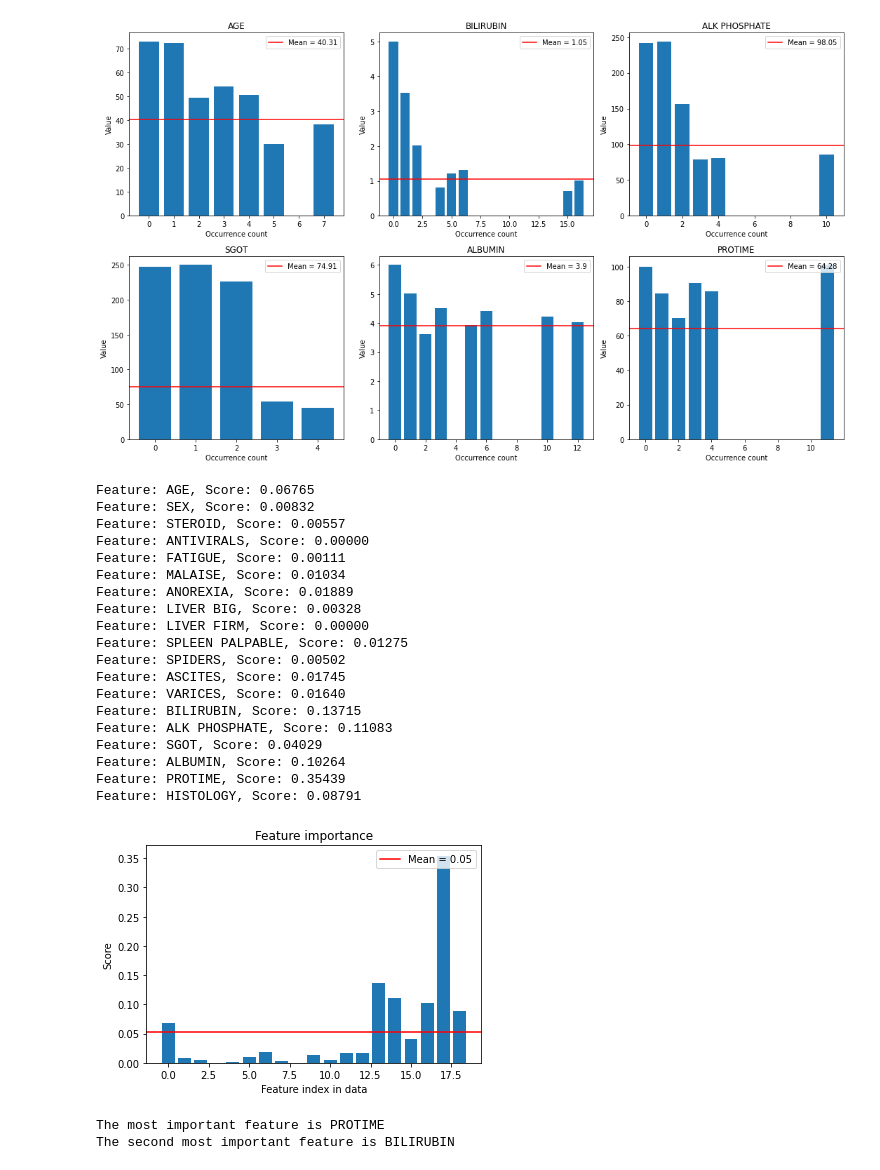
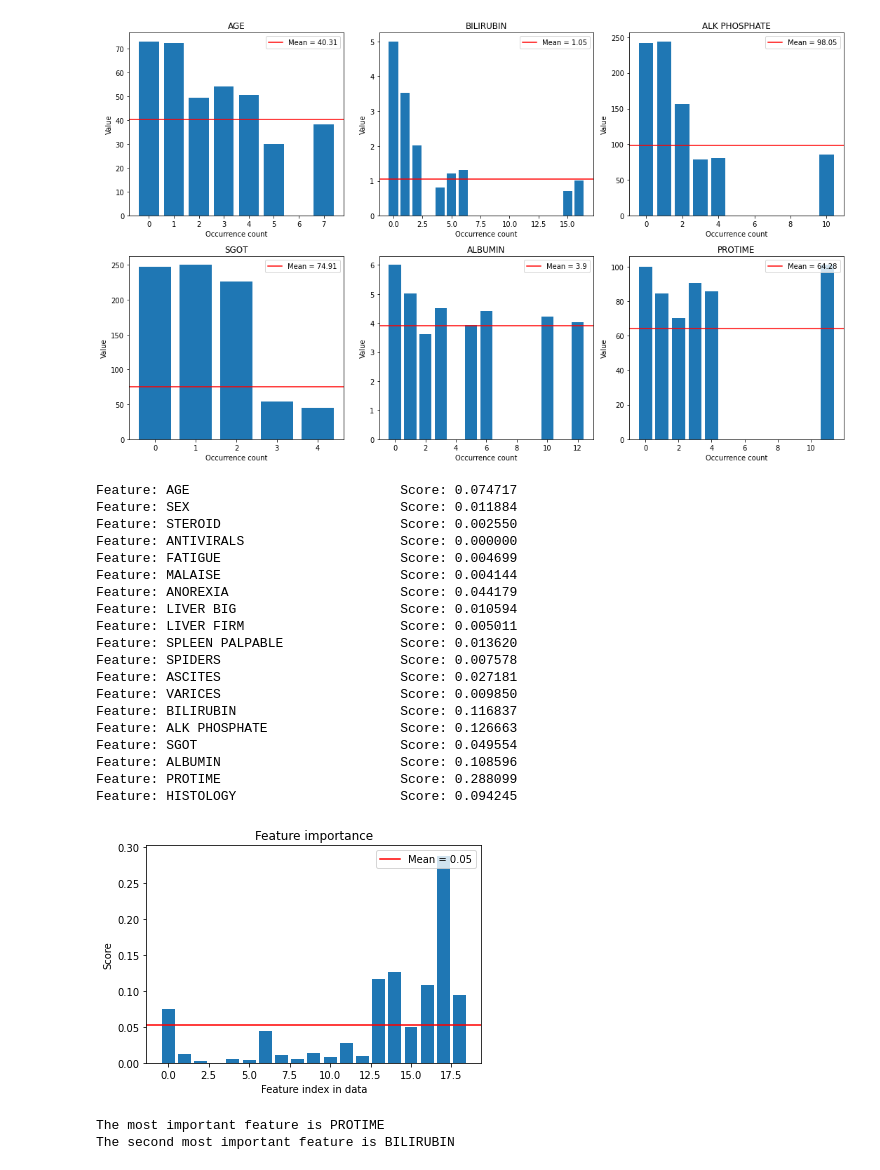
Before and after one commit to faithrts/ML-Intro, a Jupyter notebook: A1_Draft.ipynb, the cells around one changed output. Cells and saved outputs as stored; diff of their text form; code cells hidden in the pictures.

```diff
--- a/A1_Draft.ipynb
+++ b/A1_Draft.ipynb
@@ -175,9 +177,8 @@ def train_test_split2(x, y, percentage_train = 66):
 # %%
 # random forest for feature importance on a regression problem;
 # assumes the first column is target labels
-def RF_find_features(df):
+def RF_find_features(x_train, y_train, df):
   # splitting the data in the input dataframe df
-  x_train, x_test, y_train, y_test = train_test_split(df)
 
   # define the model
   model = RandomForestRegressor()
@@ -191,6 +192,6 @@ def RF_find_features(df):
 
   # summarize feature importance
   for i in range(len(importance_arr)):
-      print('Feature: %s, Score: %.5f' % (list(df.columns)[i], importance_arr[i]))
+      print('Feature: %-30sScore: %-12f' % (list(df.columns)[i], importance_arr[i]))
 
   return importance_arr
@@ -469,31 +477,31 @@ create_histograms(hep_df, non_bool_col, 3)
 # %%
 ### using random forest to determine the relative feature importance
 
-hep_importance_arr = RF_find_features(hep_df)
+hep_importance_arr = RF_find_features(x_train_hep, y_train_hep, hep_df)
 
 # plots the feature importance
 plot_feature_importance(hep_importance_arr)
 # %% [output]
-Feature: AGE, Score: 0.06765
-Feature: SEX, Score: 0.00832
-Feature: STEROID, Score: 0.00557
-Feature: ANTIVIRALS, Score: 0.00000
-Feature: FATIGUE, Score: 0.00111
-Feature: MALAISE, Score: 0.01034
-Feature: ANOREXIA, Score: 0.01889
-Feature: LIVER BIG, Score: 0.00328
-Feature: LIVER FIRM, Score: 0.00000
-Feature: SPLEEN PALPABLE, Score: 0.01275
-Feature: SPIDERS, Score: 0.00502
-Feature: ASCITES, Score: 0.01745
-Feature: VARICES, Score: 0.01640
-Feature: BILIRUBIN, Score: 0.13715
-Feature: ALK PHOSPHATE, Score: 0.11083
-Feature: SGOT, Score: 0.04029
-Feature: ALBUMIN, Score: 0.10264
-Feature: PROTIME, Score: 0.35439
-Feature: HISTOLOGY, Score: 0.08791
+Feature: AGE                           Score: 0.074717
+Feature: SEX                           Score: 0.011884
+Feature: STEROID                       Score: 0.002550
+Feature: ANTIVIRALS                    Score: 0.000000
+Feature: FATIGUE                       Score: 0.004699
+Feature: MALAISE                       Score: 0.004144
+Feature: ANOREXIA                      Score: 0.044179
+Feature: LIVER BIG                     Score: 0.010594
+Feature: LIVER FIRM                    Score: 0.005011
+Feature: SPLEEN PALPABLE               Score: 0.013620
+Feature: SPIDERS                       Score: 0.007578
+Feature: ASCITES                       Score: 0.027181
+Feature: VARICES                       Score: 0.009850
+Feature: BILIRUBIN                     Score: 0.116837
+Feature: ALK PHOSPHATE                 Score: 0.126663
+Feature: SGOT                          Score: 0.049554
+Feature: ALBUMIN                       Score: 0.108596
+Feature: PROTIME                       Score: 0.288099
+Feature: HISTOLOGY                     Score: 0.094245
-[figure, old version]
+[figure, new version]
 # %%
 ### finding the top 2 most important features to confirm values in correlation dataframe
 
```
Also changed, not shown: parts of 49 cells of this notebook.
